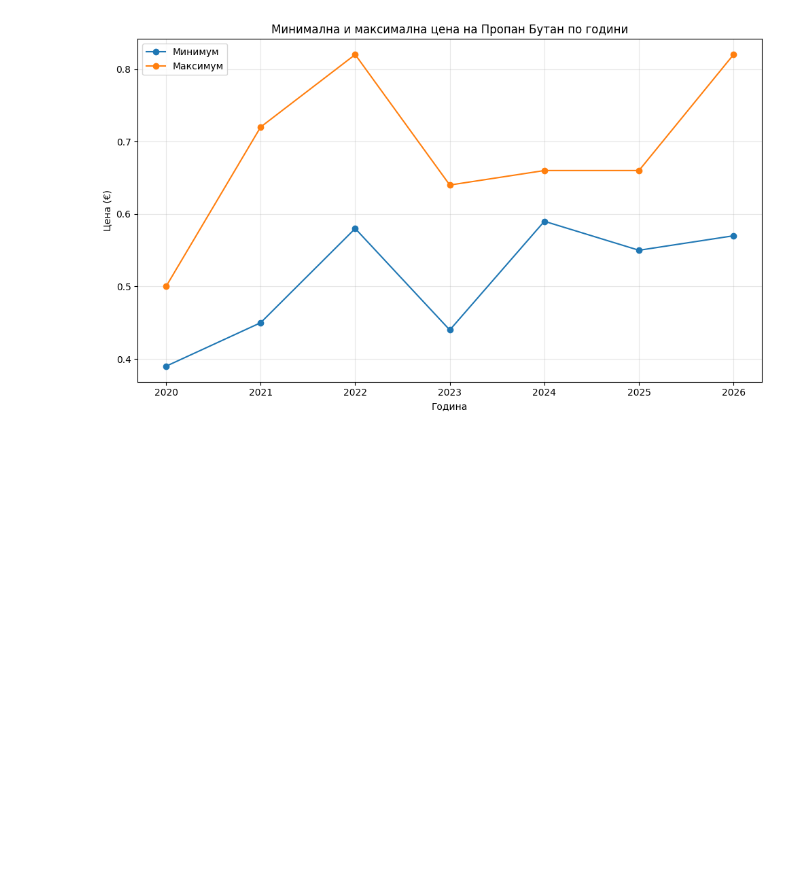
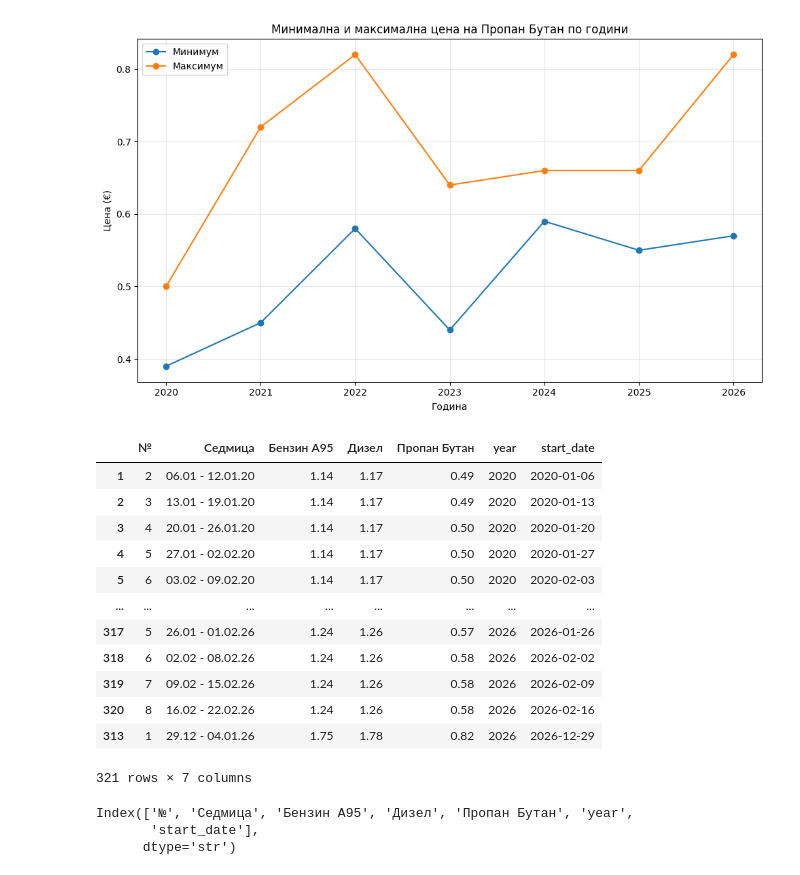
Before and after one commit to plamensve/fuel_sales, a Jupyter notebook: notebooks/eda.ipynb, the cells around one changed output. Cells and saved outputs as stored; diff of their text form; code cells hidden in the pictures; blank space fills up the shorter version.

```diff
--- a/notebooks/eda.ipynb
+++ b/notebooks/eda.ipynb
@@ -241,3 +316,25 @@ plt.tight_layout()
 plt.show()
 # %% [output]
 [figure]
+# %%
+data
+# %% [output]
+|  | № | Седмица | Бензин A95 | Дизел | Пропан Бутан | year | start_date |
+| 1 | 2 | 06.01 - 12.01.20 | 1.14 | 1.17 | 0.49 | 2020 | 2020-01-06 |
+| 2 | 3 | 13.01 - 19.01.20 | 1.14 | 1.17 | 0.49 | 2020 | 2020-01-13 |
+| 3 | 4 | 20.01 - 26.01.20 | 1.14 | 1.17 | 0.50 | 2020 | 2020-01-20 |
+| 4 | 5 | 27.01 - 02.02.20 | 1.14 | 1.17 | 0.50 | 2020 | 2020-01-27 |
+| 5 | 6 | 03.02 - 09.02.20 | 1.14 | 1.17 | 0.50 | 2020 | 2020-02-03 |
+| ... | ... | ... | ... | ... | ... | ... | ... |
+| 317 | 5 | 26.01 - 01.02.26 | 1.24 | 1.26 | 0.57 | 2026 | 2026-01-26 |
+| 318 | 6 | 02.02 - 08.02.26 | 1.24 | 1.26 | 0.58 | 2026 | 2026-02-02 |
+| 319 | 7 | 09.02 - 15.02.26 | 1.24 | 1.26 | 0.58 | 2026 | 2026-02-09 |
+| 320 | 8 | 16.02 - 22.02.26 | 1.24 | 1.26 | 0.58 | 2026 | 2026-02-16 |
+| 313 | 1 | 29.12 - 04.01.26 | 1.75 | 1.78 | 0.82 | 2026 | 2026-12-29 |
+321 rows × 7 columns
+# %%
+data.columns
+# %% [output]
+Index(['№', 'Седмица', 'Бензин A95', 'Дизел', 'Пропан Бутан', 'year',
+       'start_date'],
+      dtype='str')
```
Also changed, not shown: parts of 12 cells of this notebook, 1 other file.
